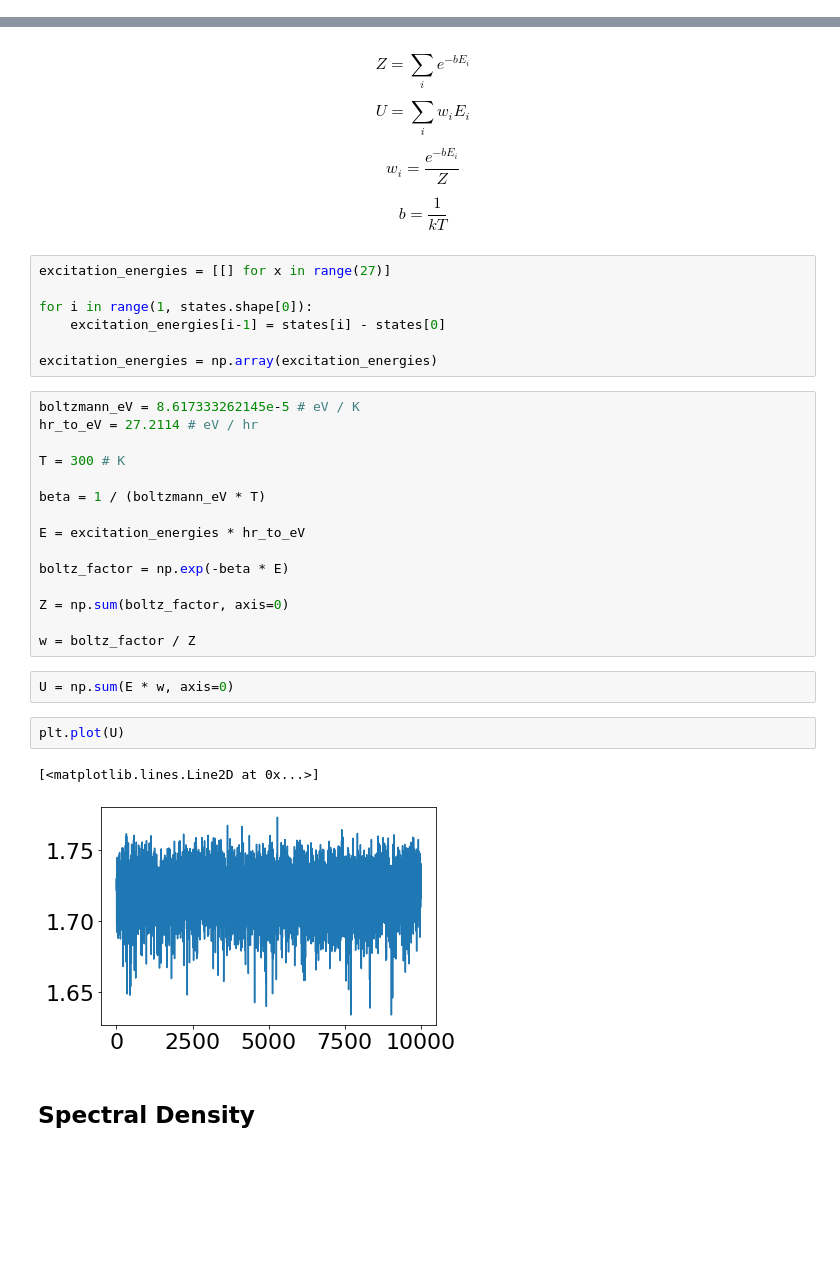
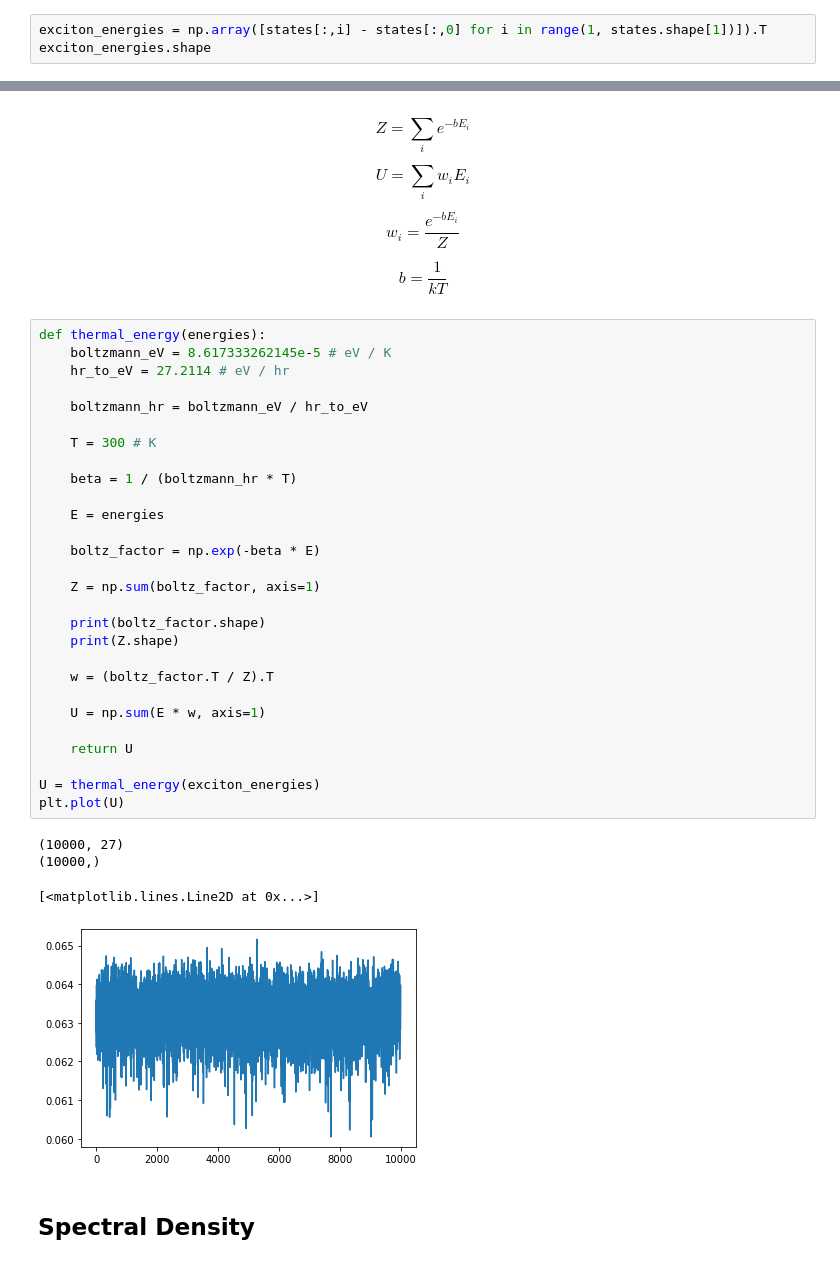
Before and after one commit to Oliver-Feighan/SpectralDensity, a Jupyter notebook: notebooks/chl_xtb.ipynb, the cells around one changed output, grey strips where cells are left out. Cells and saved outputs as stored; diff of their text form; blank space fills up the shorter version.

```diff
--- a/notebooks/chl_xtb.ipynb
+++ b/notebooks/chl_xtb.ipynb
@@ -39,0 +26,3 @@ states.shape
+# %%
+exciton_energies = np.array([states[:,i] - states[:,0] for i in range(1, states.shape[1])]).T
+exciton_energies.shape
@@ -48,34 +39,38 @@ $$ U=\sum_i w_i E_i $$
 $$ w_i = \frac{e^{-bE_i}}{Z} $$
 
 $$ b=\frac{1}{kT} $$
-# %%
-excitation_energies = [[] for x in range(27)]
-
-for i in range(1, states.shape[0]):
-    excitation_energies[i-1] = states[i] - states[0]
-
-excitation_energies = np.array(excitation_energies)
-# %%
-boltzmann_eV = 8.617333262145e-5 # eV / K
-hr_to_eV = 27.2114 # eV / hr
-
-T = 300 # K
-
-beta = 1 / (boltzmann_eV * T)
-
-E = excitation_energies * hr_to_eV
-
-boltz_factor = np.exp(-beta * E)
-
-Z = np.sum(boltz_factor, axis=0)
-
-w = boltz_factor / Z
-# %%
-U = np.sum(E * w, axis=0)
 # %%
+def thermal_energy(energies):
+    boltzmann_eV = 8.617333262145e-5 # eV / K
+    hr_to_eV = 27.2114 # eV / hr
+
+    boltzmann_hr = boltzmann_eV / hr_to_eV
+
+    T = 300 # K
+
+    beta = 1 / (boltzmann_hr * T)
+
+    E = energies
+
+    boltz_factor = np.exp(-beta * E)
+
+    Z = np.sum(boltz_factor, axis=1)
+
+    print(boltz_factor.shape)
+    print(Z.shape)
+
+    w = (boltz_factor.T / Z).T
+
+    U = np.sum(E * w, axis=1)
+
+    return U
+
+U = thermal_energy(exciton_energies)
 plt.plot(U)
 # %% [output]
-[<matplotlib.lines.Line2D at 0x...>]
+(10000, 27)
+(10000,)
+[<matplotlib.lines.Line2D at 0x...>]
-[figure, old version]
+[figure, new version]
 # %% [markdown]
 ## Spectral Density
```
Also changed, not shown: parts of 17 cells of this notebook, 3 other files.
